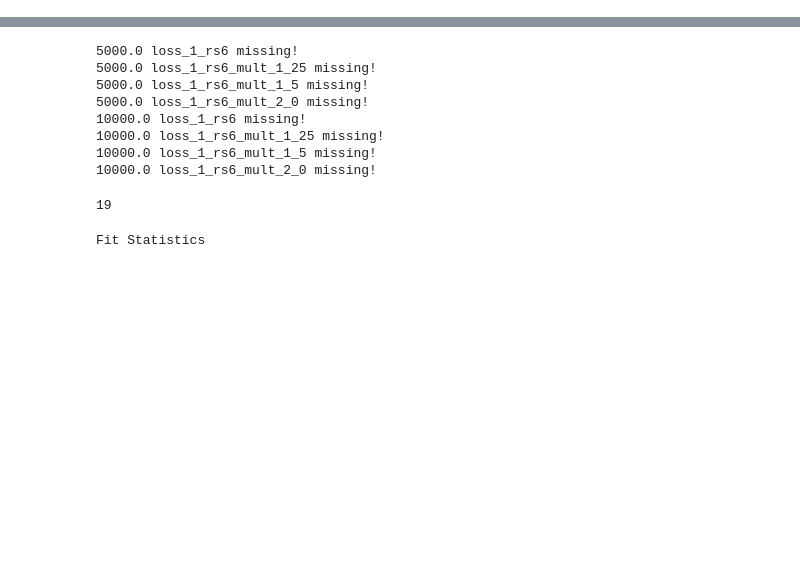
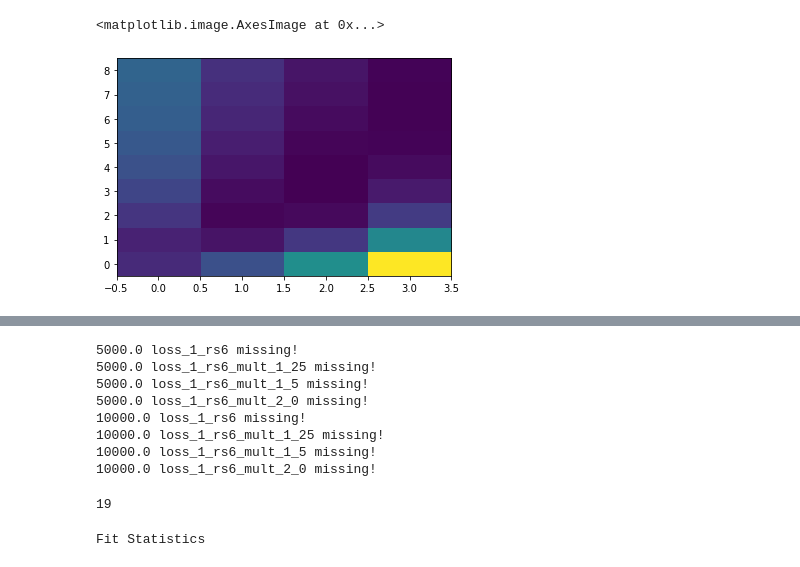
Before and after one commit to carlidel/collimator_scans, a Jupyter notebook: all_fits.ipynb, the cells around one changed output, grey strips where cells are left out. Cells and saved outputs as stored; diff of their text form; code cells hidden in the pictures; blank space fills up the shorter version.

```diff
--- a/all_fits.ipynb
+++ b/all_fits.ipynb
@@ -59,0 +108,5 @@ np.argmin(errors)
+# %%
+plt.imshow((val_map), origin="lower", aspect="auto")
+# %% [output]
+<matplotlib.image.AxesImage at 0x...>
+[figure, added]
```
Also changed, not shown: parts of 22 cells of this notebook, 12 other files.
